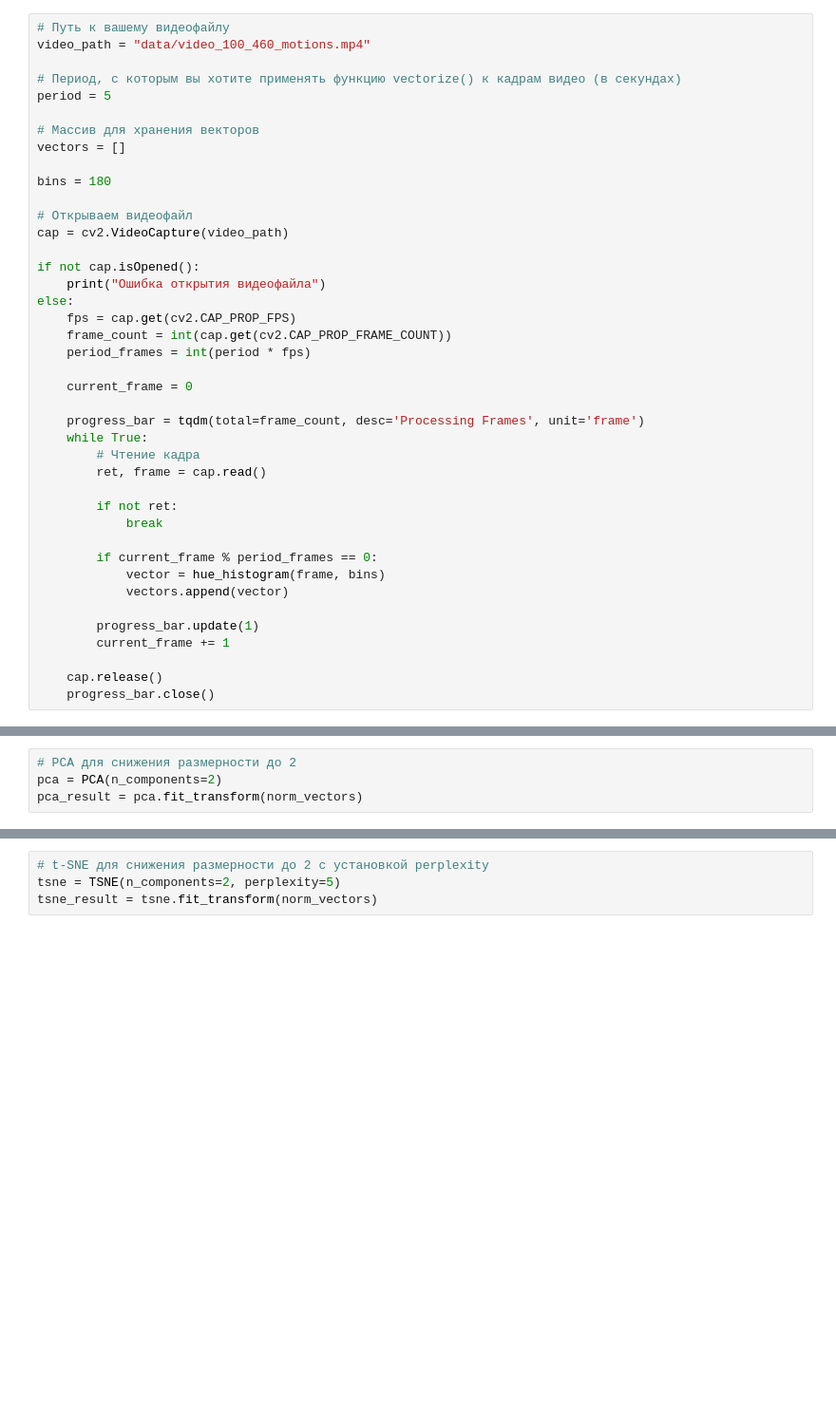
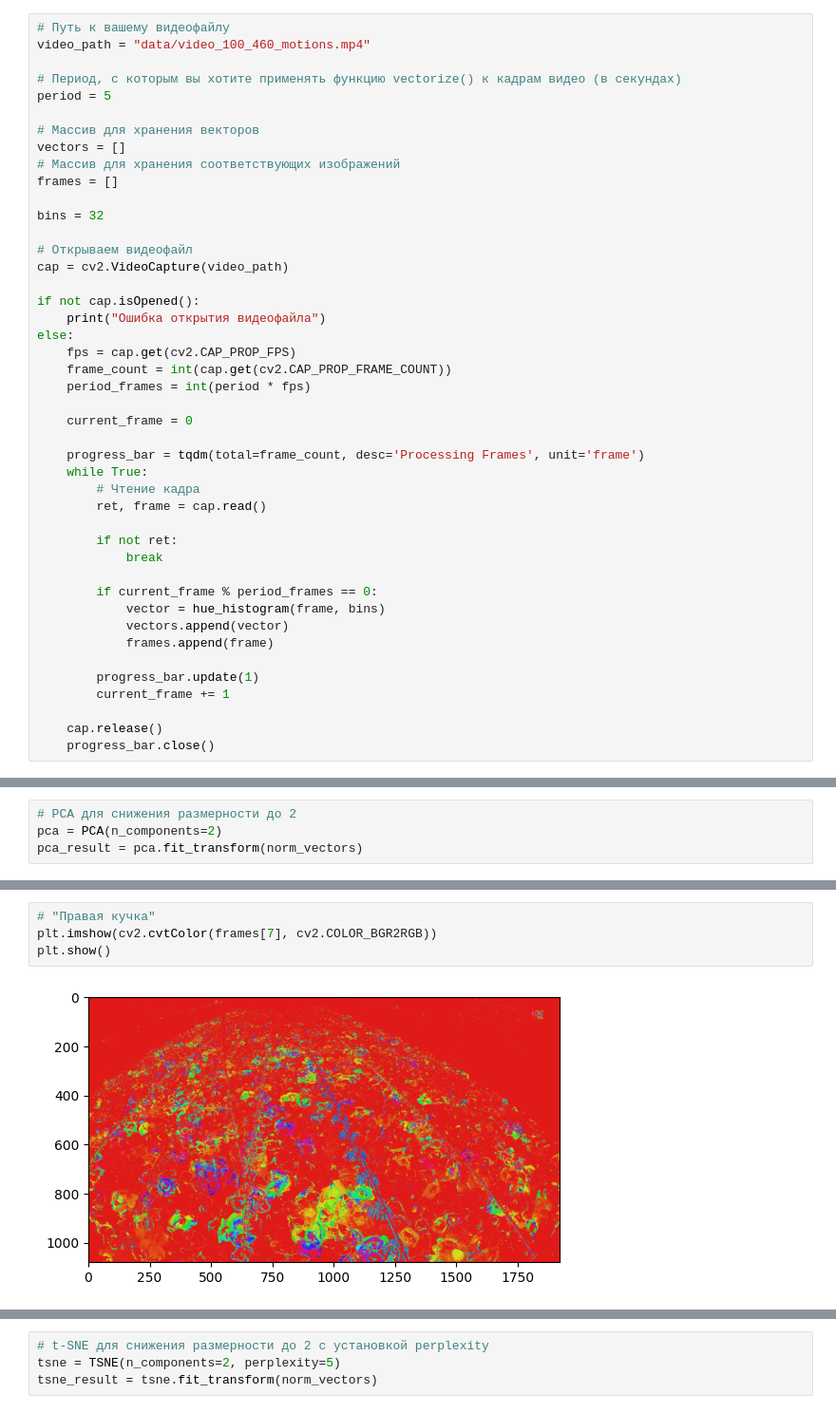
Before and after one commit to Syrenny/chicken_entropy, a Jupyter notebook: test.ipynb, the cells around one changed output, grey strips where cells are left out. Shown at 95% size. Drawn from its saved outputs; the diff is of its cells as text; blank space fills up the shorter version.

Commit message:
Comparing images from different areas of PCA

```diff
--- a/test.ipynb
+++ b/test.ipynb
@@ -225,8 +230,10 @@ period = 5
 
 # Массив для хранения векторов
 vectors = []
+# Массив для хранения соответствующих изображений
+frames = []
 
-bins = 180
+bins = 32
 
 # Открываем видеофайл
 cap = cv2.VideoCapture(video_path)
@@ -251,6 +258,7 @@ else:
         if current_frame % period_frames == 0:
             vector = hue_histogram(frame, bins)
             vectors.append(vector)
+            frames.append(frame)
 
         progress_bar.update(1)
         current_frame += 1
@@ -323,0 +322,6 @@ Text(0.5, 1.0, 'PCA')
+# %%
+# "Правая кучка"
+plt.imshow(cv2.cvtColor(frames[7], cv2.COLOR_BGR2RGB))
+plt.show()
+# %% [output]
+[figure, added]
```
Also changed, not shown: parts of 10 cells of this notebook.
